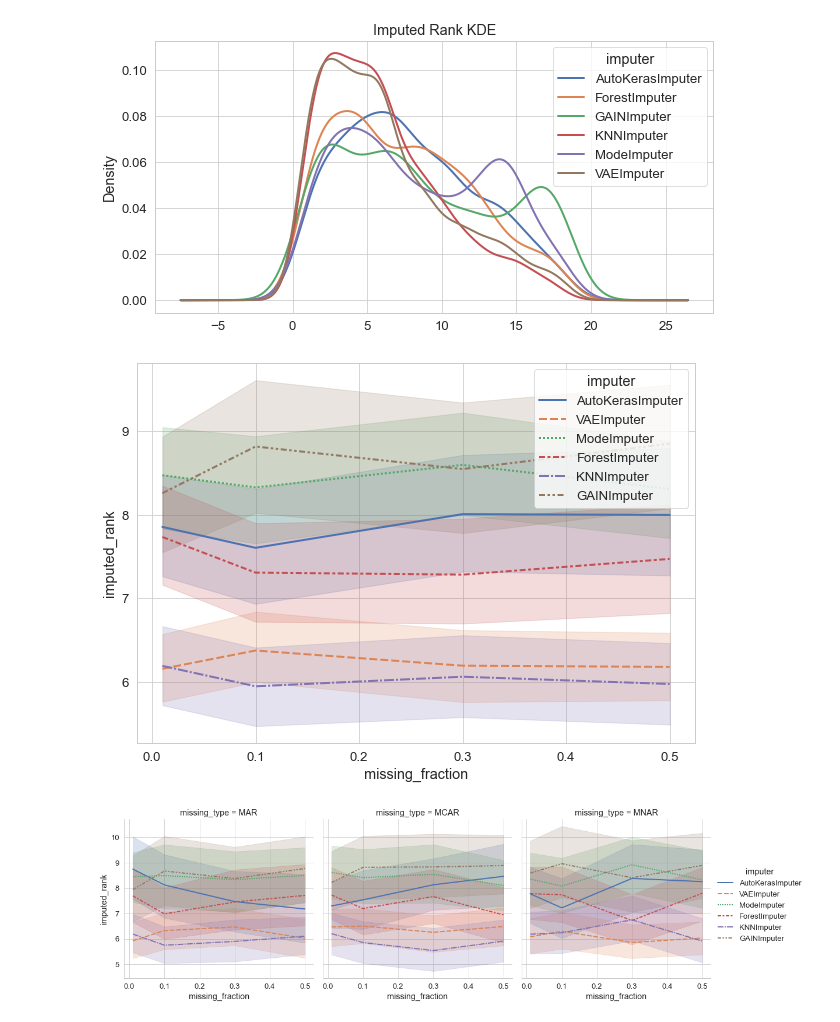
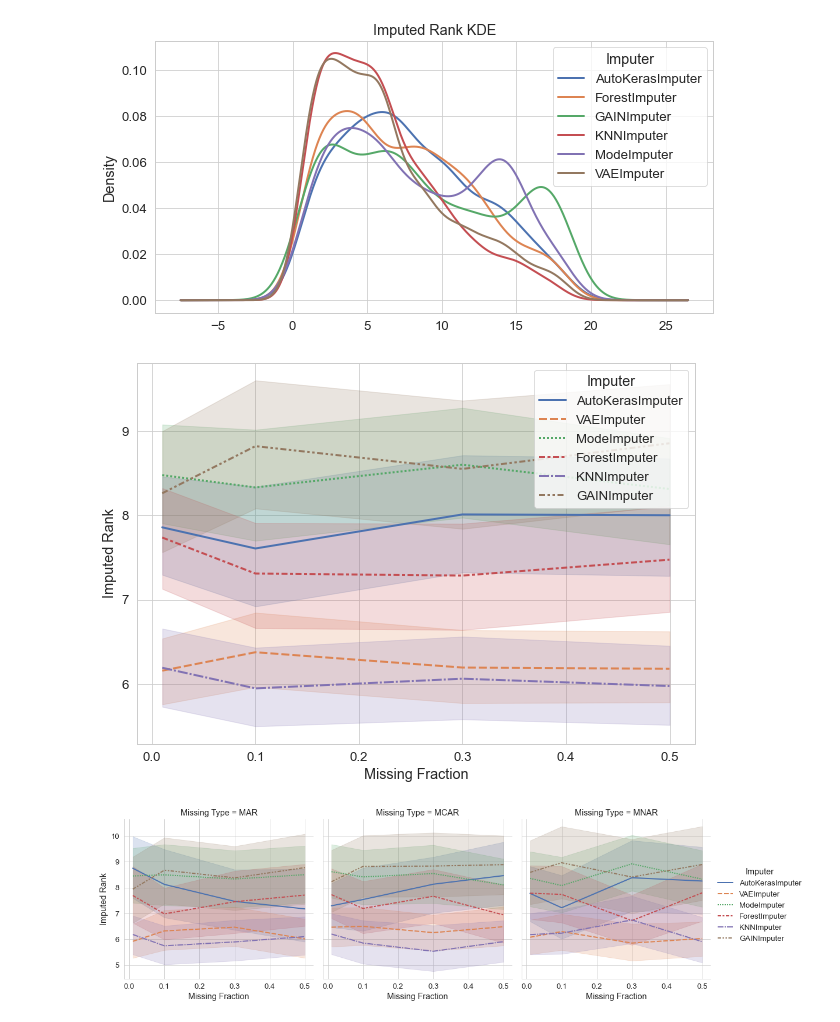
Before and after one commit to se-jaeger/data-imputation-paper, a Jupyter notebook: notebooks/plot_detailed_results.ipynb, the cells around one changed output. Drawn from its saved outputs; the diff is of its cells as text; code cells hidden in the pictures.

```diff
--- a/notebooks/plot_detailed_results.ipynb
+++ b/notebooks/plot_detailed_results.ipynb
@@ -147,7 +147,7 @@ results.head()
 1. gruppieren nach allen experimental conditions und dann nur ueber alle repetitions schauen, was die ranks der einzelnen imputation methoden warn
 2. diese ranks aggregieren
 # %%
-EXPERIMENTAL_CONDITIONS = ["task", "missing_type", "missing_fraction", "strategy", "column", "result_type", "metric"]
+EXPERIMENTAL_CONDITIONS = ["Task", "Missing Type", "Missing Fraction", "Strategy", "Column", "result_type", "metric"]
 
 # NOTE: Vergleich der Metriken (F1, RMSE) zwischen Imputern macht nur Sinn, bei gleichen Datasets/Columns
 # NOTE: Vergleich der Ranks macht erst Sinn, wenn alle Imputer/Reps fertig sind für 1 Dataset/Column
@@ -156,7 +156,7 @@ EXPERIMENTAL_CONDITIONS = ["task", "missing_type", "missing_fraction", "strategy
 # dann rank der imputer bilden
 
 # TODO rank zum mitteln von numerical/categorical performance berechnen (hierfür könnten detail daten nützlich sein)
-ranked_data = results.groupby(EXPERIMENTAL_CONDITIONS).rank(ascending=False)
-ranked_data = results.join(ranked_data, rsuffix=" Rank")
-ranked_data
+ranked_results = results.groupby(EXPERIMENTAL_CONDITIONS).rank(ascending=False)
+ranked_results = results.join(ranked_results, rsuffix=" Rank")
+ranked_results
 # %% [output]
@@ -286,21 +361,21 @@ plt.savefig(FIGURES_PATH/DOWNSTREAM_RESULT_TYPE/"kde.svg")
 # %%
 # TODO this needs to be changed
 
-row_idx = (results["result_type"] == DOWNSTREAM_RESULT_TYPE) & (results["metric"] == CLF_METRIC)
+row_idx = (ranked_results["result_type"] == DOWNSTREAM_RESULT_TYPE) & (ranked_results["metric"] == CLF_METRIC)
 
-plot_data = ranked_data.loc[row_idx]
+plot_data = ranked_results.loc[row_idx]
 
 plt.figure(figsize=(10,7))
 ax = sns.lineplot(
     data=plot_data,
-    x="missing_fraction",
-    y="imputed_rank",
-    hue="imputer",
-    style="imputer"
+    x="Missing Fraction",
+    y="Imputed Rank",
+    hue="Imputer",
+    style="Imputer"
 )
 plt.savefig(FIGURES_PATH/DOWNSTREAM_RESULT_TYPE/"lineplot.svg")
 # %% [output]
-[figure, old version]
+[figure, new version]
 # %%
 # TODO this needs to be changed
 
```
Also changed, not shown: parts of 21 cells of this notebook.
